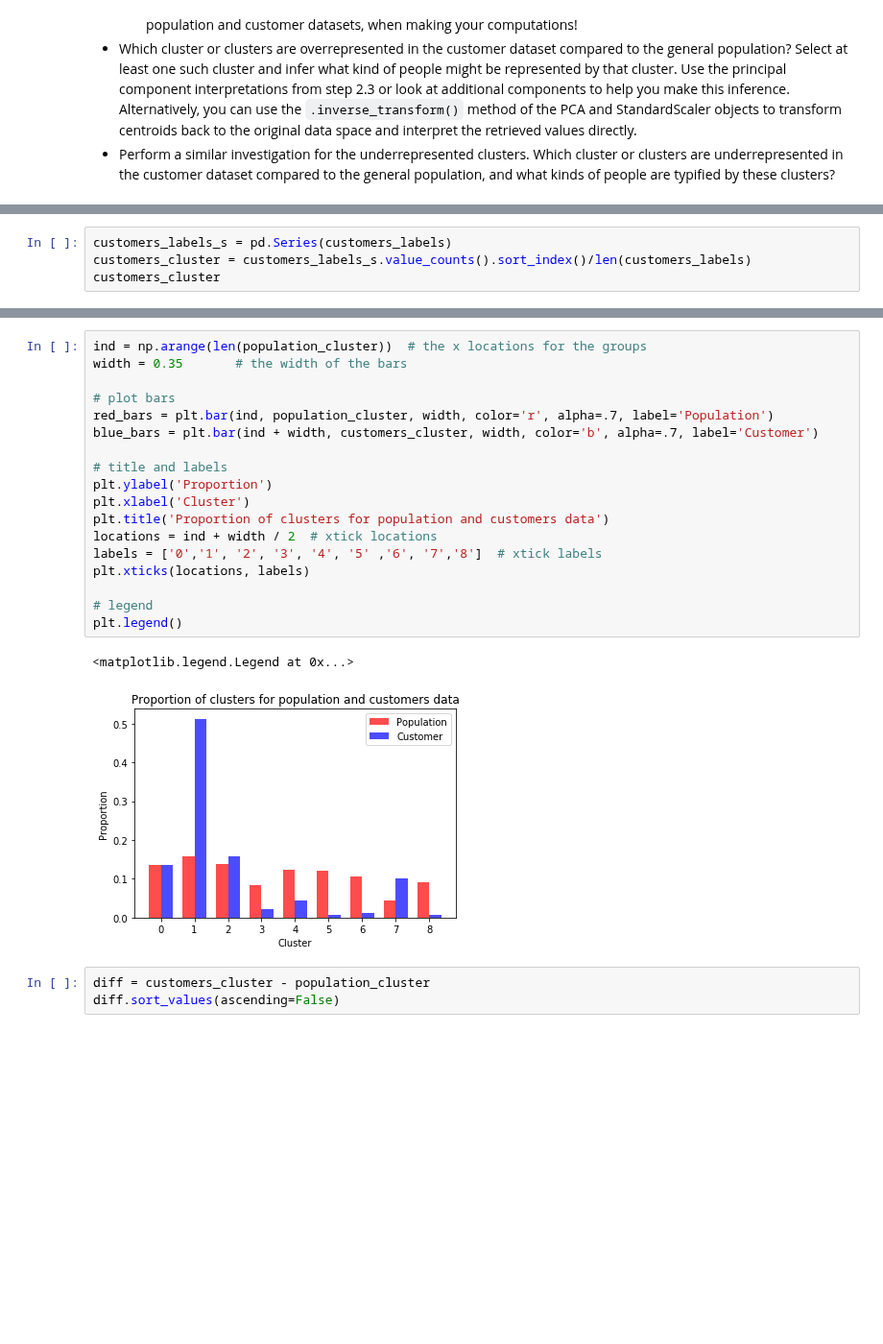
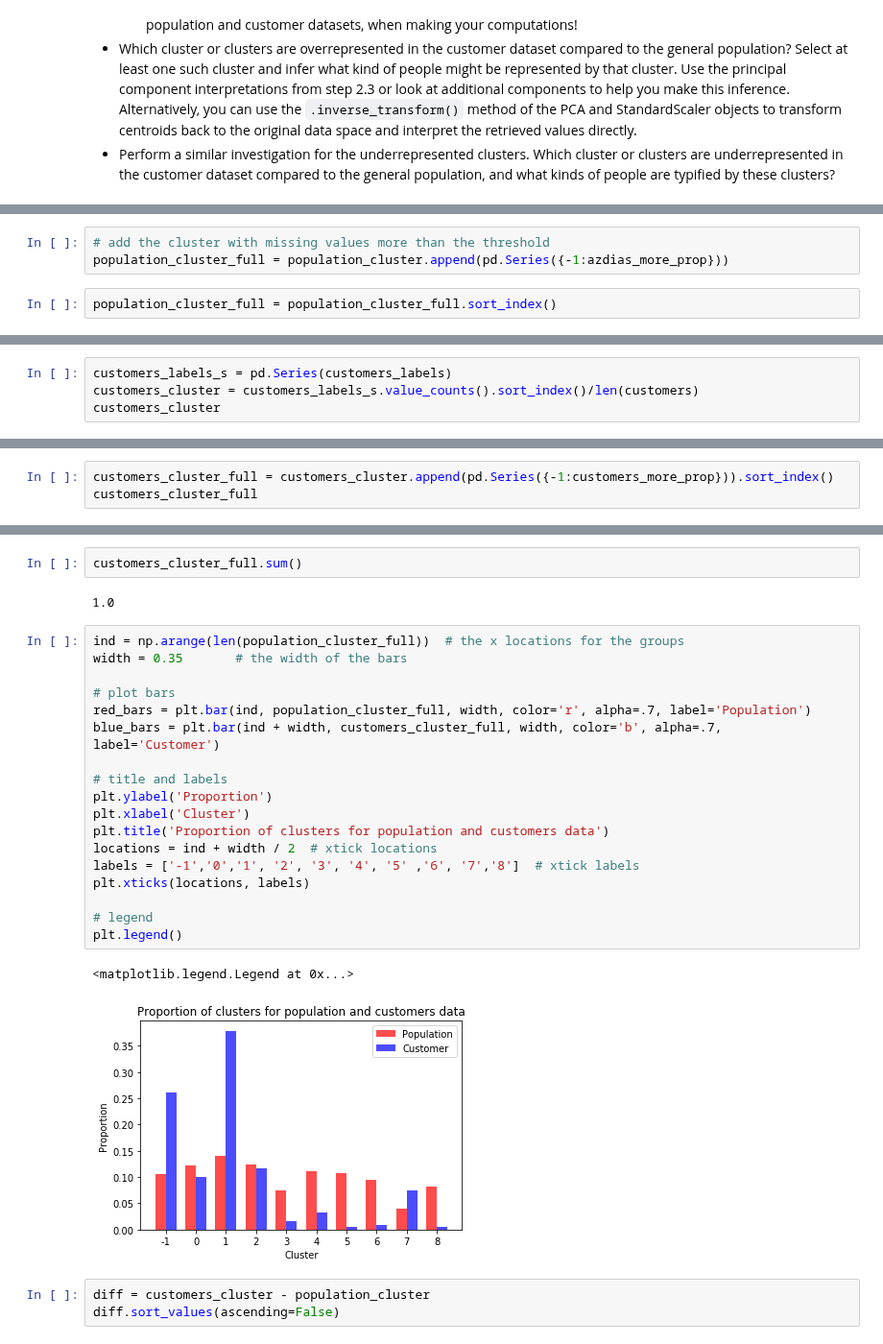
Before and after one commit to jgu1989/UdacityDataScientistNanodegree, a Jupyter notebook: project3_customer_segments/Identify_Customer_Segments.ipynb, the cells around one changed output, grey strips where cells are left out. Shown at 96% size. Cells and saved outputs as stored; diff of their text form; blank space fills up the shorter version.

Commit message:
Take cluster with more missing values into account

```diff
--- a/project3_customer_segments/Identify_Customer_Segments.ipynb
+++ b/project3_customer_segments/Identify_Customer_Segments.ipynb
@@ -1094 +1102,6 @@ population_cluster
 dtype: float64
+# %%
+# add the cluster with missing values more than the threshold
+population_cluster_full = population_cluster.append(pd.Series({-1:azdias_more_prop}))
+# %%
+population_cluster_full = population_cluster_full.sort_index()
@@ -1095,5 +1112,5 @@ dtype: float64
 # %%
 customers_labels_s = pd.Series(customers_labels)
-customers_cluster = customers_labels_s.value_counts().sort_index()/len(customers_labels)
+customers_cluster = customers_labels_s.value_counts().sort_index()/len(customers)
 customers_cluster
 # %% [output]
@@ -1109 +1126,4 @@ customers_cluster
 dtype: float64
+# %%
+customers_cluster_full = customers_cluster.append(pd.Series({-1:customers_more_prop})).sort_index()
+customers_cluster_full
@@ -1110,24 +1142,28 @@ dtype: float64
+# %%
+customers_cluster_full.sum()
+# %% [output]
+1.0
 # %%
-ind = np.arange(len(population_cluster))  # the x locations for the groups
+ind = np.arange(len(population_cluster_full))  # the x locations for the groups
 width = 0.35       # the width of the bars
 
 # plot bars
-red_bars = plt.bar(ind, population_cluster, width, color='r', alpha=.7, label='Population')
-blue_bars = plt.bar(ind + width, customers_cluster, width, color='b', alpha=.7, label='Customer')
+red_bars = plt.bar(ind, population_cluster_full, width, color='r', alpha=.7, label='Population')
+blue_bars = plt.bar(ind + width, customers_cluster_full, width, color='b', alpha=.7, label='Customer')
 
 # title and labels
 plt.ylabel('Proportion')
 plt.xlabel('Cluster')
 plt.title('Proportion of clusters for population and customers data')
 locations = ind + width / 2  # xtick locations
-labels = ['0','1', '2', '3', '4', '5' ,'6', '7','8']  # xtick labels
+labels = ['-1','0','1', '2', '3', '4', '5' ,'6', '7','8']  # xtick labels
 plt.xticks(locations, labels)
 
 # legend
 plt.legend()
 # %% [output]
 <matplotlib.legend.Legend at 0x...>
-[figure, old version]
+[figure, new version]
 # %%
 diff = customers_cluster - population_cluster
 diff.sort_values(ascending=False)
```
Also changed, not shown: parts of 10 cells of this notebook.
